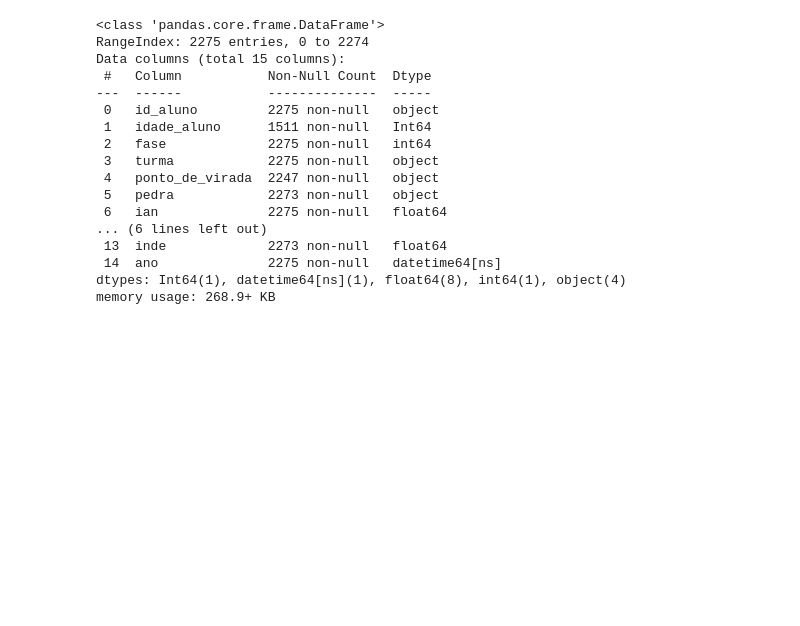
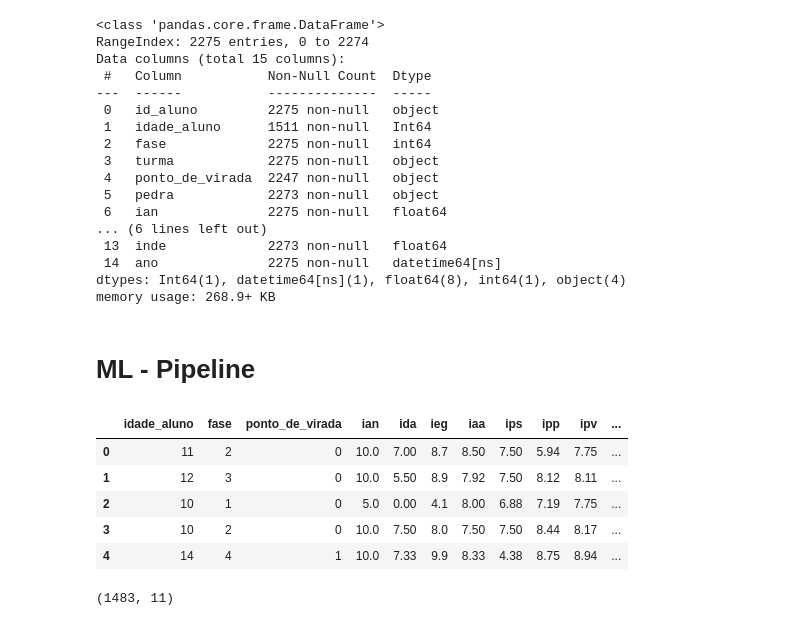
Before and after one commit to giulianafernandes/datathon_fiap, a Jupyter notebook: datathon.ipynb, the cells around one changed output. Drawn from its saved outputs; the diff is of its cells as text; code cells hidden in the pictures; blank space fills up the shorter version.

```diff
--- a/datathon.ipynb
+++ b/datathon.ipynb
@@ -607,3 +609,22 @@ memory usage: 268.9+ KB
 # %%
 dados_total.to_csv('dados/csv_tratado/dados_total.csv', index=False)
 dados_total.to_excel('dados/csv_tratado/dados_total.xlsx', index=False)
+# %% [markdown]
+# ML - Pipeline
+# %%
+dados = dados_total.copy() # criando uma cópia do df
+dados = dados.drop(['ano', 'id_aluno', 'turma', 'pedra'], axis=1) # removendo as colunas de ano, id do aluno e turma
+dados = dados.dropna().reset_index(drop=True) # removendo completamente os dados nulos
+dados['ponto_de_virada'] = dados['ponto_de_virada'].replace(['Sim', 'Não'], [1,0]) # transformando a variável target em binária
+dados.head()
+# %% [output]
+|  | idade_aluno | fase | ponto_de_virada | ian | ida | ieg | iaa | ips | ipp | ipv | ... |
+| 0 | 11 | 2 | 0 | 10.0 | 7.00 | 8.7 | 8.50 | 7.50 | 5.94 | 7.75 | ... |
+| 1 | 12 | 3 | 0 | 10.0 | 5.50 | 8.9 | 7.92 | 7.50 | 8.12 | 8.11 | ... |
+| 2 | 10 | 1 | 0 | 5.0 | 0.00 | 4.1 | 8.00 | 6.88 | 7.19 | 7.75 | ... |
+| 3 | 10 | 2 | 0 | 10.0 | 7.50 | 8.0 | 7.50 | 7.50 | 8.44 | 8.17 | ... |
+| 4 | 14 | 4 | 1 | 10.0 | 7.33 | 9.9 | 8.33 | 4.38 | 8.75 | 8.94 | ... |
+# %%
+dados.shape
+# %% [output]
+(1483, 11)
```
Also changed, not shown: parts of 13 cells of this notebook, 7 other files.
